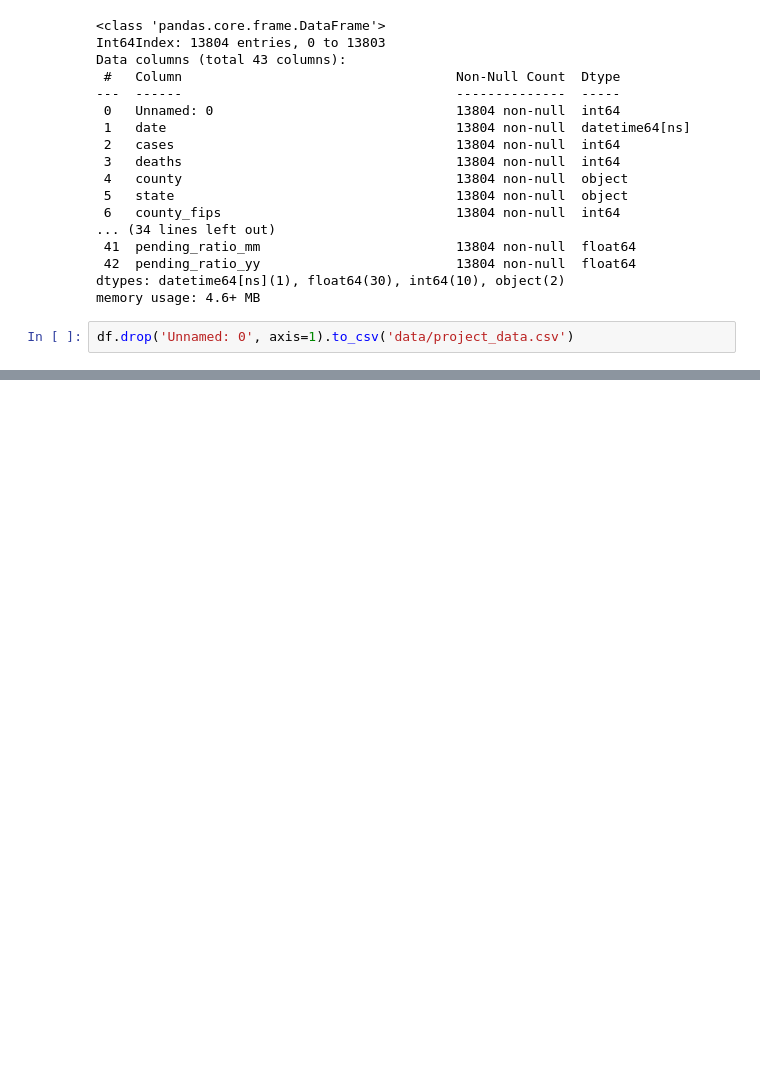
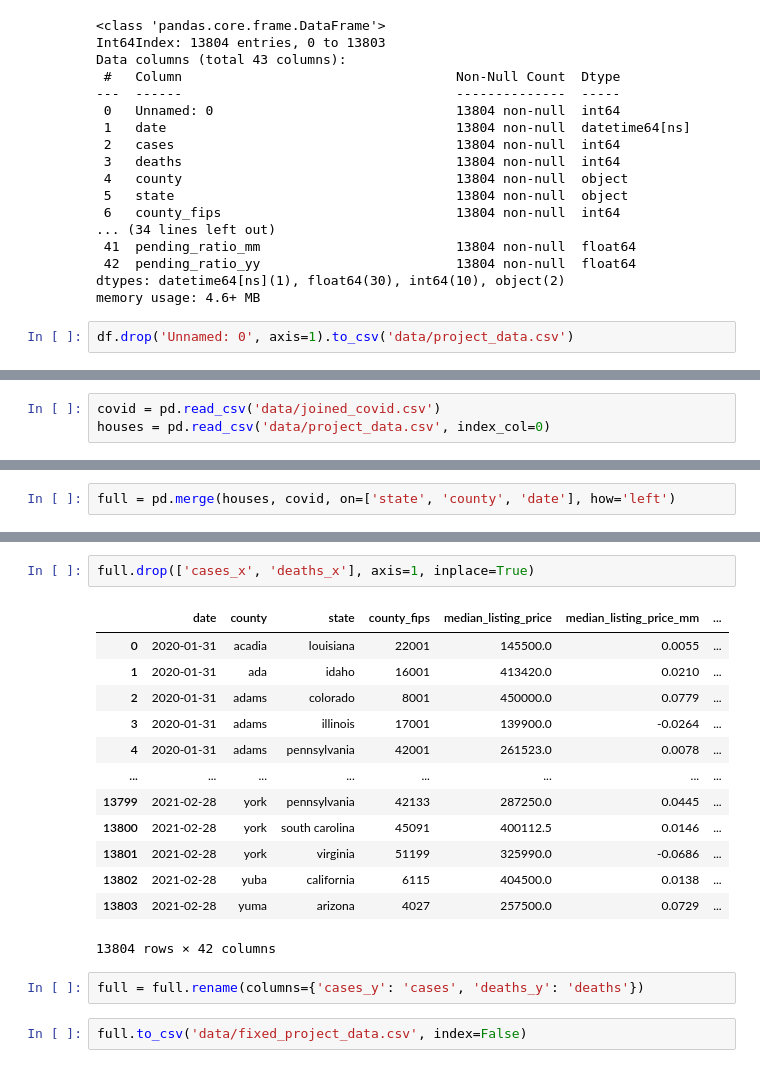
Before and after one commit to jpz129/ITEC-621-Project, a Jupyter notebook: data_merge.ipynb, the cells around one changed output, grey strips where cells are left out. Cells and saved outputs as stored; diff of their text form; blank space fills up the shorter version.

Commit message:
Fixed project data and added new fixed_project_data.csv

```diff
--- a/data_merge.ipynb
+++ b/data_merge.ipynb
@@ -264,0 +250,3 @@ df.drop('Unnamed: 0', axis=1).to_csv('data/project_data.csv')
+# %%
+covid = pd.read_csv('data/joined_covid.csv')
+houses = pd.read_csv('data/project_data.csv', index_col=0)
@@ -264,0 +307,2 @@ df.drop('Unnamed: 0', axis=1).to_csv('data/project_data.csv')
+# %%
+full = pd.merge(houses, covid, on=['state', 'county', 'date'], how='left')
@@ -264,0 +329,20 @@ df.drop('Unnamed: 0', axis=1).to_csv('data/project_data.csv')
+# %%
+full.drop(['cases_x', 'deaths_x'], axis=1, inplace=True)
+# %% [output]
+|  | date | county | state | county_fips | median_listing_price | median_listing_price_mm | ... |
+| 0 | 2020-01-31 | acadia | louisiana | 22001 | 145500.0 | 0.0055 | ... |
+| 1 | 2020-01-31 | ada | idaho | 16001 | 413420.0 | 0.0210 | ... |
+| 2 | 2020-01-31 | adams | colorado | 8001 | 450000.0 | 0.0779 | ... |
+| 3 | 2020-01-31 | adams | illinois | 17001 | 139900.0 | -0.0264 | ... |
+| 4 | 2020-01-31 | adams | pennsylvania | 42001 | 261523.0 | 0.0078 | ... |
+| ... | ... | ... | ... | ... | ... | ... | ... |
+| 13799 | 2021-02-28 | york | pennsylvania | 42133 | 287250.0 | 0.0445 | ... |
+| 13800 | 2021-02-28 | york | south carolina | 45091 | 400112.5 | 0.0146 | ... |
+| 13801 | 2021-02-28 | york | virginia | 51199 | 325990.0 | -0.0686 | ... |
+| 13802 | 2021-02-28 | yuba | california | 6115 | 404500.0 | 0.0138 | ... |
+| 13803 | 2021-02-28 | yuma | arizona | 4027 | 257500.0 | 0.0729 | ... |
+13804 rows × 42 columns
+# %%
+full = full.rename(columns={'cases_y': 'cases', 'deaths_y': 'deaths'})
+# %%
+full.to_csv('data/fixed_project_data.csv', index=False)
```
Also changed, not shown: parts of 19 cells of this notebook, 2 other files.
